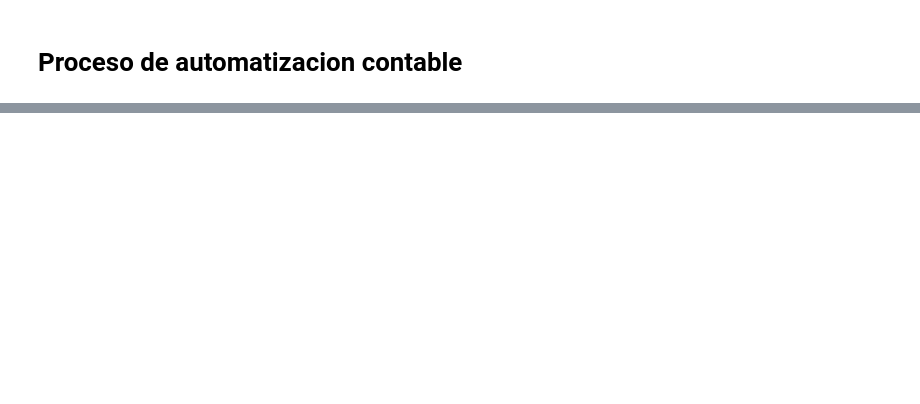
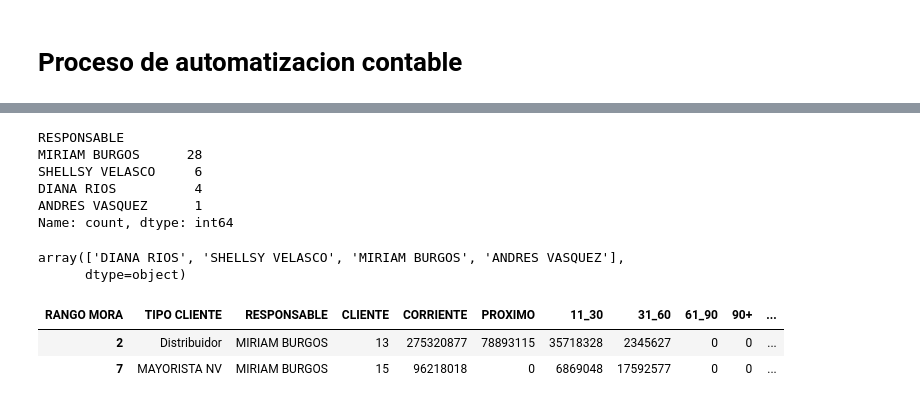
Before and after one commit to la-pocion-code/analisis_datos, a Jupyter notebook: prueba_contabilidad.ipynb, the cells around one changed output, grey strips where cells are left out. Cells and saved outputs as stored; diff of their text form; code cells hidden in the pictures; blank space fills up the shorter version.

```diff
--- a/prueba_contabilidad.ipynb
+++ b/prueba_contabilidad.ipynb
@@ -98,0 +253,13 @@ def separar_pdfs_estratégico(self, ruta_pdf_input, carpeta_salida, find_texto="
+# %%
+df_cartera_pivot['TOTAL'] = df_cartera_pivot[
+    ['Corriente', 'Proximo', '11_30', '31_60', '61_90', '90+']
+].sum(axis=1)
+# %%
+df_cartera_pivot['RESPONSABLE'].value_counts()
+# %% [output]
+RESPONSABLE
+MIRIAM BURGOS      28
+SHELLSY VELASCO     6
+DIANA RIOS          4
+ANDRES VASQUEZ      1
+Name: count, dtype: int64
@@ -98,0 +591,11 @@ def separar_pdfs_estratégico(self, ruta_pdf_input, carpeta_salida, find_texto="
+# %%
+df_cartera_pivot_grouped['RESPONSABLE'].unique()
+# %% [output]
+array(['DIANA RIOS', 'SHELLSY VELASCO', 'MIRIAM BURGOS', 'ANDRES VASQUEZ'],
+      dtype=object)
+# %%
+df_cartera_pivot_grouped[df_cartera_pivot_grouped['RESPONSABLE'] == 'MIRIAM BURGOS']
+# %% [output]
+| RANGO MORA | TIPO CLIENTE | RESPONSABLE | CLIENTE | CORRIENTE | PROXIMO | 11_30 | 31_60 | 61_90 | 90+ | ... |
+| 2 | Distribuidor | MIRIAM BURGOS | 13 | 275320877 | 78893115 | 35718328 | 2345627 | 0 | 0 | ... |
+| 7 | MAYORISTA NV | MIRIAM BURGOS | 15 | 96218018 | 0 | 6869048 | 17592577 | 0 | 0 | ... |
```
Also changed, not shown: parts of 25 cells of this notebook, 6 other files.
